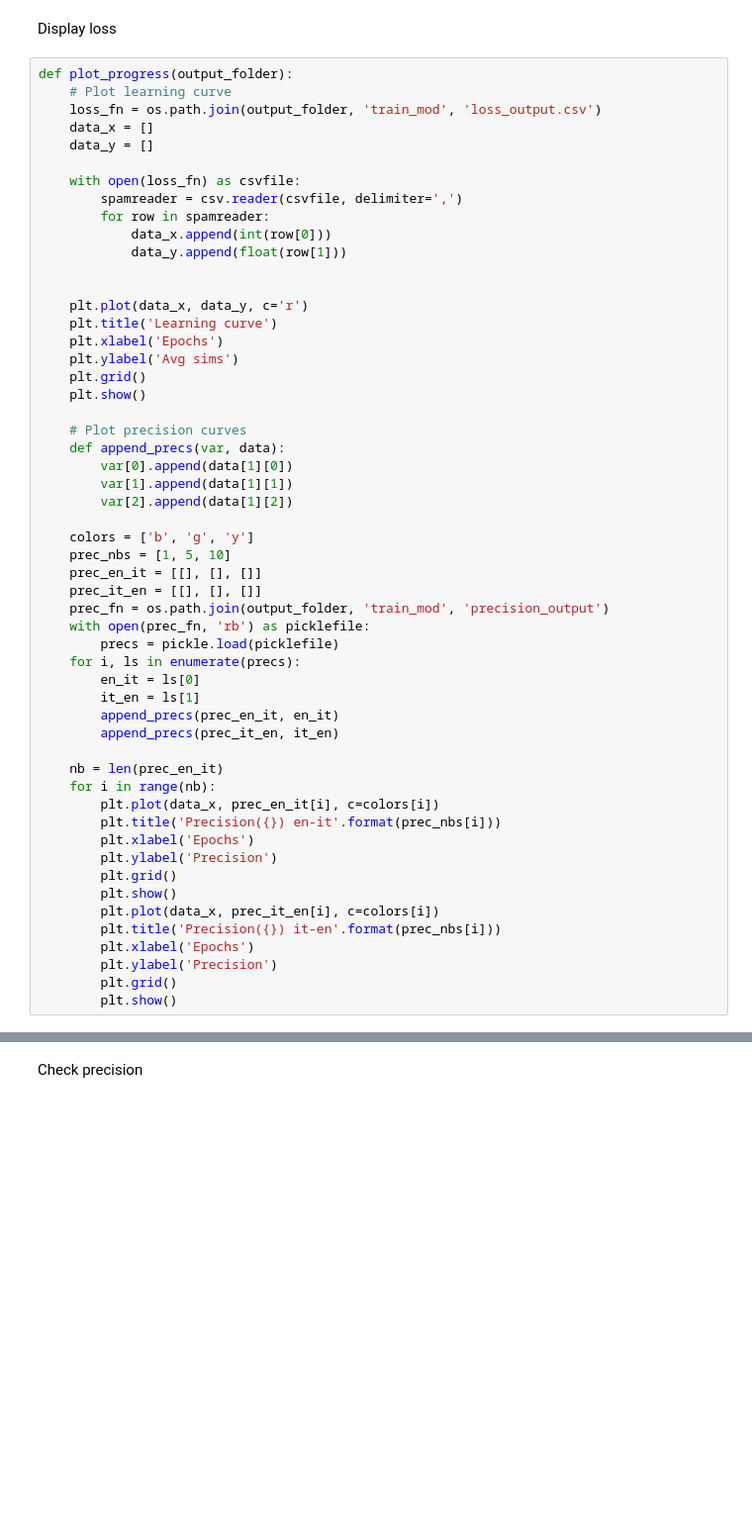
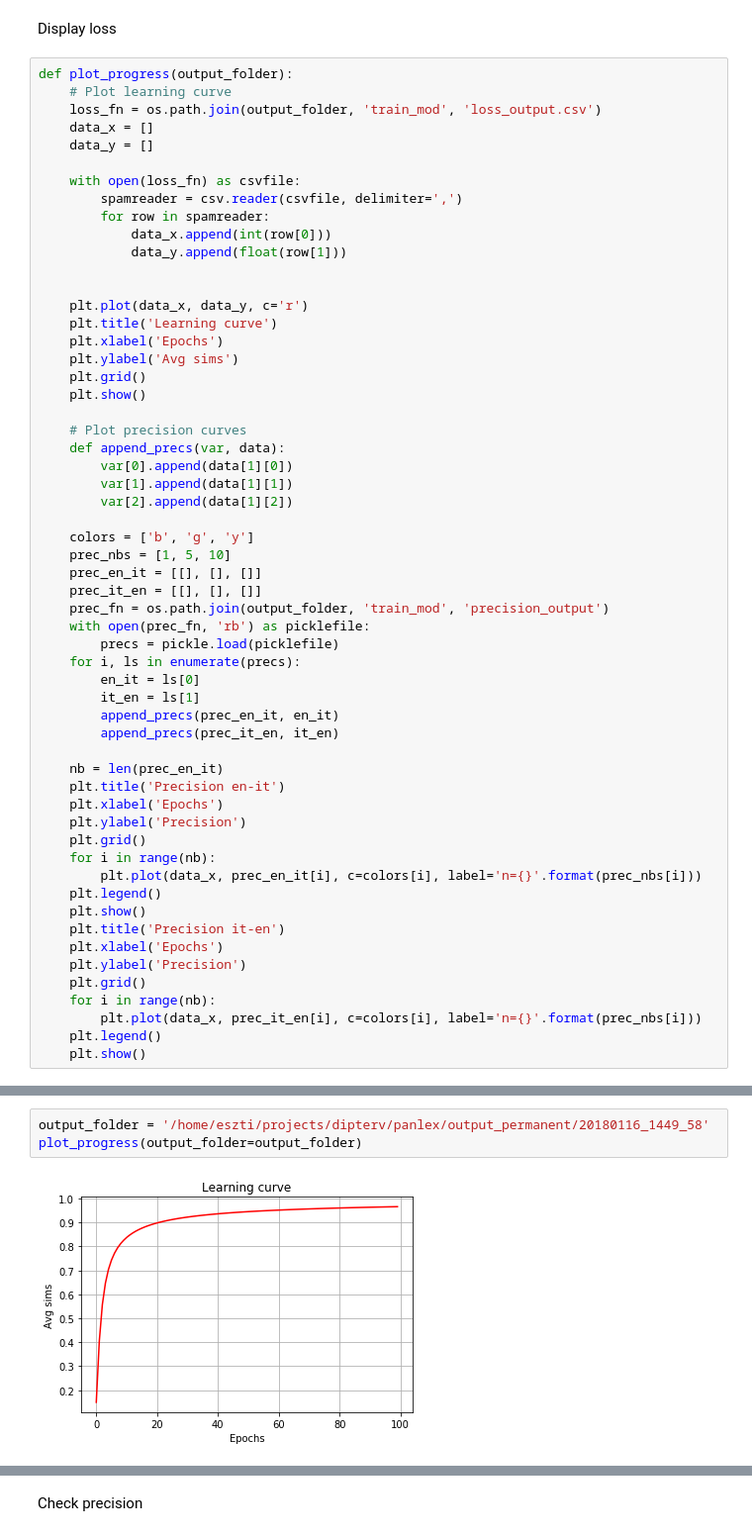
Before and after one commit to Eszti/dipterv, a Jupyter notebook: notebooks/panlex/progress/Smith_debug_learning_curve.ipynb, the cells around one changed output, grey strips where cells are left out. Shown: that part at 99% size. Saved outputs shown, nothing was run; the diff lists cells and outputs as text; blank space fills up the shorter version.

Commit message:
Calc_precision debug + better results

```diff
--- a/notebooks/panlex/progress/Smith_debug_learning_curve.ipynb
+++ b/notebooks/panlex/progress/Smith_debug_learning_curve.ipynb
@@ -53,18 +53,21 @@ def plot_progress(output_folder):
         append_precs(prec_it_en, it_en)
 
     nb = len(prec_en_it)
+    plt.title('Precision en-it')
+    plt.xlabel('Epochs')
+    plt.ylabel('Precision')
+    plt.grid()
     for i in range(nb):
-        plt.plot(data_x, prec_en_it[i], c=colors[i])
-        plt.title('Precision({}) en-it'.format(prec_nbs[i]))
-        plt.xlabel('Epochs')
-        plt.ylabel('Precision')
-        plt.grid()
-        plt.show()
-        plt.plot(data_x, prec_it_en[i], c=colors[i])
-        plt.title('Precision({}) it-en'.format(prec_nbs[i]))
-        plt.xlabel('Epochs')
-        plt.ylabel('Precision')
-        plt.grid()
-        plt.show()
+        plt.plot(data_x, prec_en_it[i], c=colors[i], label='n={}'.format(prec_nbs[i]))
+    plt.legend()
+    plt.show()
+    plt.title('Precision it-en')
+    plt.xlabel('Epochs')
+    plt.ylabel('Precision')
+    plt.grid()
+    for i in range(nb):
+        plt.plot(data_x, prec_it_en[i], c=colors[i], label='n={}'.format(prec_nbs[i]))
+    plt.legend()
+    plt.show()
 # %% [markdown]
 100 epochs, without SVD
@@ -70,0 +75,5 @@ def plot_progress(output_folder):
+# %%
+output_folder = '/home/eszti/projects/dipterv/panlex/output_permanent/20180116_1449_58'
+plot_progress(output_folder=output_folder)
+# %% [output]
+[figure, added]
```
Also changed, not shown: parts of 8 cells of this notebook, 1 other file.
